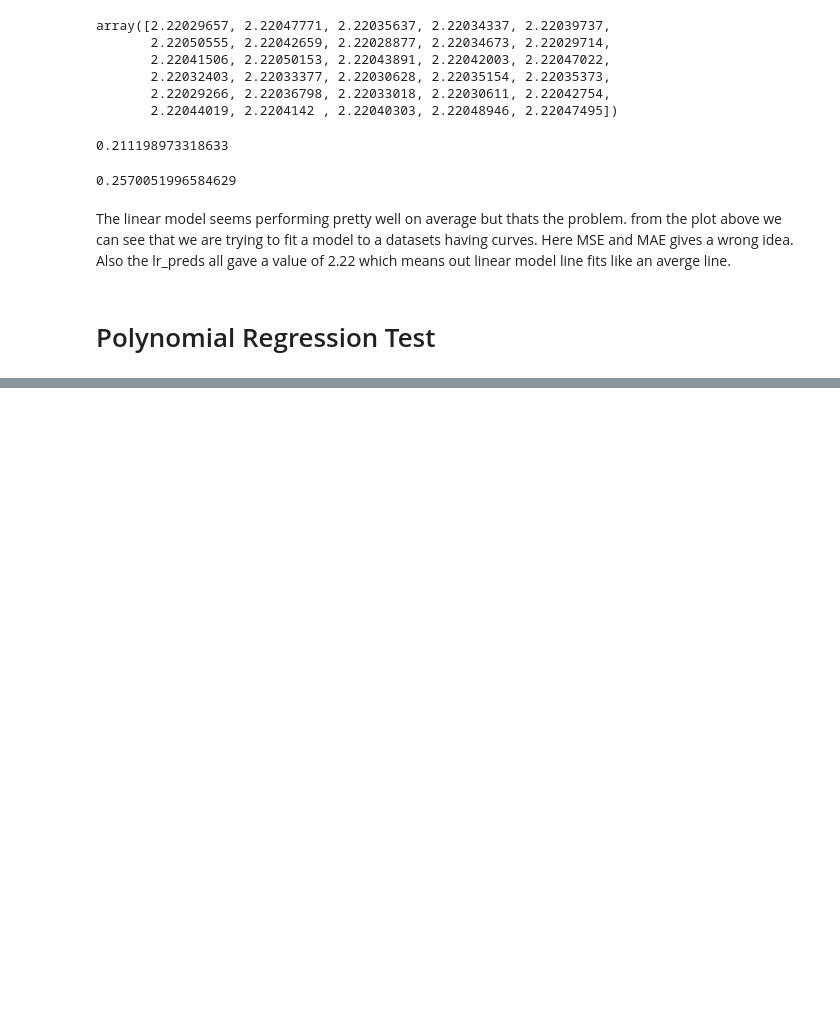
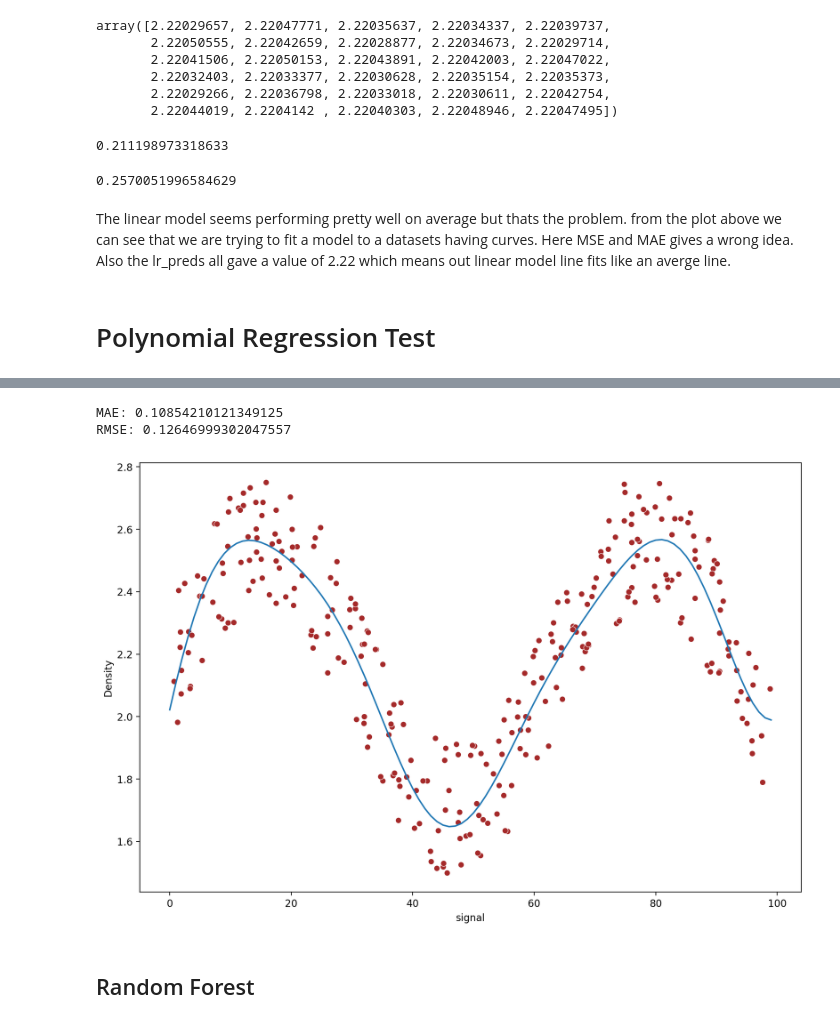
Before and after one commit to proton029/Non_linear_model_KNN, a Jupyter notebook: RandomForestRegression.ipynb, the cells around one changed output, grey strips where cells are left out. Saved outputs shown, nothing was run; the diff lists cells and outputs as text; code cells hidden in the pictures; blank space fills up the shorter version.

```diff
--- a/RandomForestRegression.ipynb
+++ b/RandomForestRegression.ipynb
@@ -104,0 +138,12 @@ df.shape
+# %%
+svr=SVR()
+param_grid={'C':[0.01,0.1,1,5,10,100,1000],'gamma':['auto','scale']}
+grid=GridSearchCV(svr,param_grid)
+# %%
+run_model(grid,X_train,y_train,X_test,y_test)
+# %% [output]
+MAE: 0.10854210121349125
+RMSE: 0.12646999302047557
+[figure, added]
+# %% [markdown]
+## Random Forest
```
Also changed, not shown: parts of 18 cells of this notebook.
